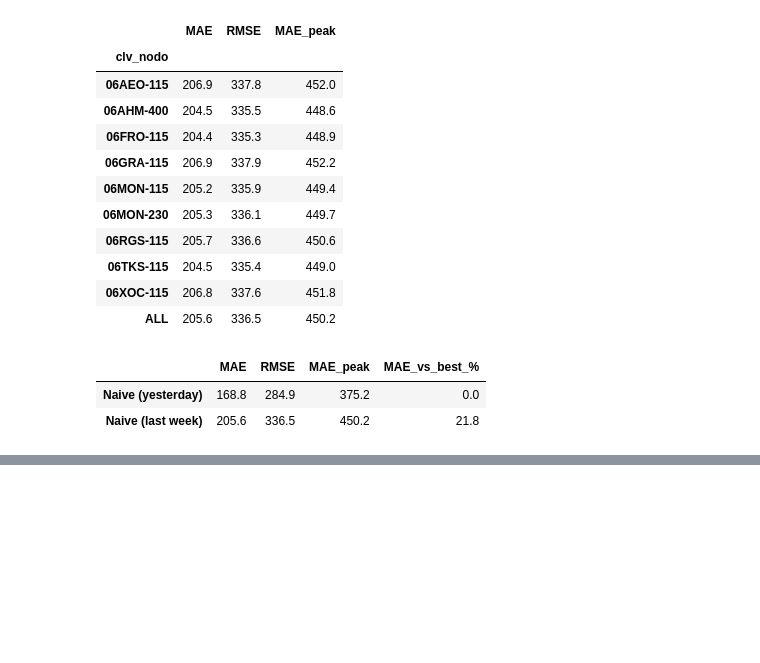
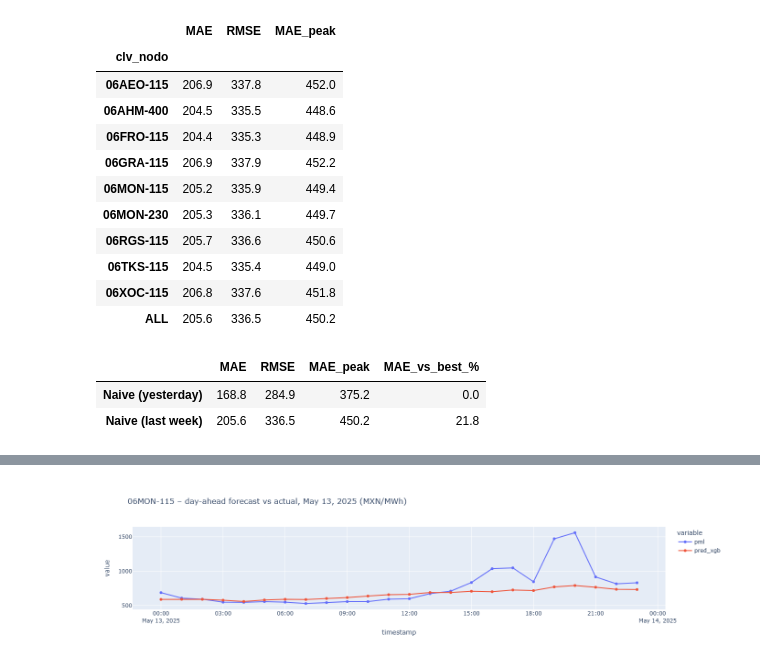
Before and after one commit to zyangarduno/CENACE-CHALLENGE, a Jupyter notebook: notebooks/03_modeling.ipynb, the cells around one changed output, grey strips where cells are left out. Cells and saved outputs as stored; diff of their text form; code cells hidden in the pictures; blank space fills up the shorter version.

Commit message:
Model testing

```diff
--- a/notebooks/03_modeling.ipynb
+++ b/notebooks/03_modeling.ipynb
@@ -247,0 +262,6 @@ px.line(window, x="timestamp", y=[TARGET, "pred_naive"],
+# %%
+VAL_START = pd.Timestamp(cfg["modeling"]["val_start"])
+
+fit_set = train[train["timestamp"] <  VAL_START]
+val_set = train[train["timestamp"] >= VAL_START]
+print(len(fit_set), "rows to learn from |", len(val_set), "rows to validate (March 2025)")
@@ -247,0 +302,18 @@ px.line(window, x="timestamp", y=[TARGET, "pred_naive"],
+# %%
+xgb_mae = XGBRegressor(
+    objective="reg:absoluteerror",   # robust to extreme spikes; matches our main metric (MAE)
+    eval_metric="mae",               # early stopping judged on MAE too
+    n_estimators=2000,
+    learning_rate=0.05,
+    max_depth=6,
+    subsample=0.8,
+    colsample_bytree=0.8,
+    early_stopping_rounds=50,
+    random_state=42,
+)
+
+xgb_mae.fit(fit_set[X_COLS], fit_set[TARGET],
+        eval_set=[(val_set[X_COLS], val_set[TARGET])],
+        verbose=100)
+
+print("Trees used:", xgb.best_iteration)
@@ -247,0 +343,4 @@ px.line(window, x="timestamp", y=[TARGET, "pred_naive"],
+# %%
+test["pred_xgb"] = xgb_mae.predict(test[X_COLS])
+results["XGBoost"] = evaluate_by_node(test, "pred_xgb")
+results["XGBoost"]
@@ -247,0 +377,5 @@ px.line(window, x="timestamp", y=[TARGET, "pred_naive"],
+# %%
+view = test[["clv_nodo", "timestamp", TARGET, "pred_naive", "pred_xgb"]].copy()
+view["error_xgb"] = (view[TARGET] - view["pred_xgb"]).round(1)
+
+view[(view["clv_nodo"] == "06MON-115") & (view["timestamp"].dt.date == pd.Timestamp("2025-05-13").date())]
@@ -247,0 +400,8 @@ px.line(window, x="timestamp", y=[TARGET, "pred_naive"],
+# %%
+day = view[(view["clv_nodo"] == "06MON-115") &
+           (view["timestamp"] >= "2025-05-13") & (view["timestamp"] < "2025-05-14")]
+
+px.line(day, x="timestamp", y=[TARGET, "pred_xgb"], markers=True,
+        title="06MON-115 – day-ahead forecast vs actual, May 13, 2025 (MXN/MWh)")
+# %% [output]
+[figure, added]
```
Also changed, not shown: parts of 23 cells of this notebook, 1 other file.
